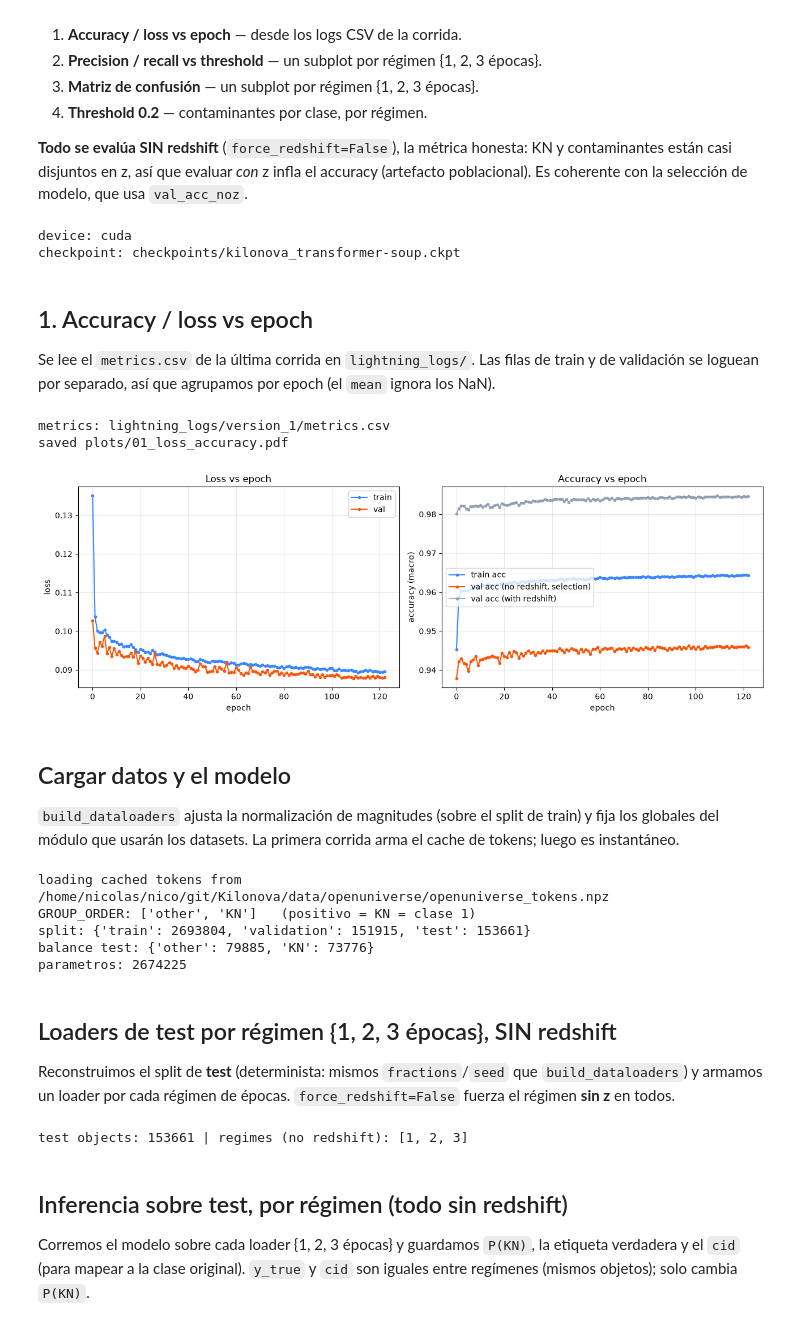
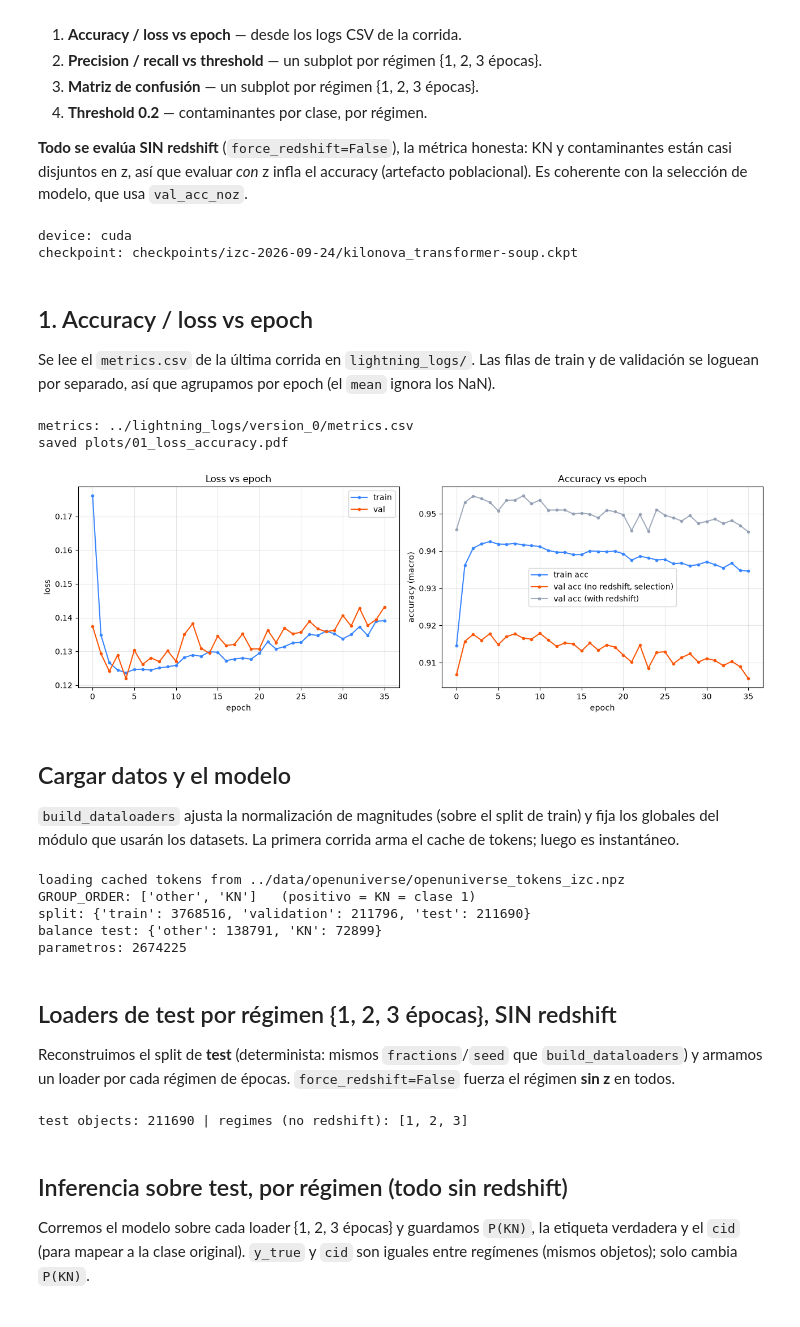
Before and after one commit to Monsalves-Gonzalez-N/Kilonova, a Jupyter notebook: training/evaluation.ipynb, the cells around one changed output. Cells and saved outputs as stored; diff of their text form; code cells hidden in the pictures.

```diff
--- a/training/evaluation.ipynb
+++ b/training/evaluation.ipynb
@@ -23,7 +23,7 @@ device = 'cuda' if torch.cuda.is_available() else 'cpu'
 print('device:', device)
 
 # modelo a evaluar: la 'soup' (promedio de los top-5 checkpoints) es el modelo final.
-CHECKPOINT = 'checkpoints/kilonova_transformer-soup.ckpt'
+CHECKPOINT = os.environ.get('KN_CHECKPOINT', 'checkpoints/izc-2026-09-24/kilonova_transformer-soup.ckpt')
 assert os.path.exists(CHECKPOINT), CHECKPOINT
 print('checkpoint:', CHECKPOINT)
 
@@ -42,40 +42,40 @@ def savefig(fig, name):
     print('saved', path)
 # %% [output]
 device: cuda
-checkpoint: checkpoints/kilonova_transformer-soup.ckpt
+checkpoint: checkpoints/izc-2026-09-24/kilonova_transformer-soup.ckpt
 # %% [markdown]
 ## 1. Accuracy / loss vs epoch
 
 Se lee el `metrics.csv` de la última corrida en `lightning_logs/`. Las filas de train y de
 validación se loguean por separado, así que agrupamos por epoch (el `mean` ignora los NaN).
 # %%
-versions = glob.glob('lightning_logs/version_*/metrics.csv')
-latest = max(versions, key=lambda p: int(re.search(r'version_(\d+)', p).group(1)))
+versions = glob.glob('lightning_logs/version_*/metrics.csv') + glob.glob('../lightning_logs/version_*/metrics.csv')
+latest = max(versions, key=os.path.getmtime)
 print('metrics:', latest)
 
 df = pd.read_csv(latest)
 curve = df.groupby('epoch').mean(numeric_only=True)  # colapsa filas train/val por epoch
 
 fig, (ax_loss, ax_acc) = plt.subplots(1, 2, figsize=(13, 4.5))
 
 ax_loss.plot(curve.index, curve['train_loss'], label='train', marker='.', color=C_PRECISION)
 ax_loss.plot(curve.index, curve['val_loss'], label='val', marker='.', color=C_KN)
 ax_loss.set_xlabel('epoch'); ax_loss.set_ylabel('loss')
 ax_loss.set_title('Loss vs epoch'); ax_loss.legend(); ax_loss.grid(alpha=0.3)
 
 ax_acc.plot(curve.index, curve['train_acc'], label='train acc', marker='.', color=C_PRECISION)
 ax_acc.plot(curve.index, curve['val_acc_noz'], label='val acc (no redshift, selection)', marker='.', color=C_KN)
 if 'val_acc_z' in curve:
     ax_acc.plot(curve.index, curve['val_acc_z'], label='val acc (with redshift)', marker='.',
                 color=C_OTHER, alpha=0.8)
 ax_acc.set_xlabel('epoch'); ax_acc.set_ylabel('accuracy (macro)')
 ax_acc.set_title('Accuracy vs epoch'); ax_acc.legend(); ax_acc.grid(alpha=0.3)
 
 plt.tight_layout(); savefig(fig, '01_loss_accuracy.pdf'); plt.show()
 # %% [output]
-metrics: lightning_logs/version_1/metrics.csv
+metrics: ../lightning_logs/version_0/metrics.csv
 saved plots/01_loss_accuracy.pdf
-[figure, old version]
+[figure, new version]
 # %% [markdown]
 ## Cargar datos y el modelo
 
@@ -102,8 +102,10 @@ data = build_dataloaders(
     kn_wide=f'{DATA_DIR}/kn_windows_wide.parquet',
     contaminant_deep=f'{DATA_DIR}/early_windows_deep.parquet',
     contaminant_wide=f'{DATA_DIR}/early_windows_wide.parquet',
+    izc_deep=f'{DATA_DIR}/izc_windows_deep.parquet',
+    izc_wide=f'{DATA_DIR}/izc_windows_wide.parquet',
     batch_size=512, num_workers=8,
-    cache_path=f'{DATA_DIR}/openuniverse_tokens.npz',
+    cache_path=f'{DATA_DIR}/openuniverse_tokens_izc.npz',
 )
 print('GROUP_ORDER:', GROUP_ORDER, '  (positivo = KN = clase 1)')
 print('split:', data['split_sizes'])
@@ -114,10 +116,10 @@ model = LitKilonova.load_from_checkpoint(CHECKPOINT, class_weights=torch.ones(le
 model = model.to(device).eval()
 print('parametros:', sum(p.numel() for p in model.model.parameters()))
 # %% [output]
-loading cached tokens from /home/nicolas/nico/git/Kilonova/data/openuniverse/openuniverse_tokens.npz
+loading cached tokens from ../data/openuniverse/openuniverse_tokens_izc.npz
 GROUP_ORDER: ['other', 'KN']   (positivo = KN = clase 1)
-split: {'train': 2693804, 'validation': 151915, 'test': 153661}
-balance test: {'other': 79885, 'KN': 73776}
+split: {'train': 3768516, 'validation': 211796, 'test': 211690}
+balance test: {'other': 138791, 'KN': 72899}
 parametros: 2674225
 # %% [markdown]
 ## Loaders de test por régimen {1, 2, 3 épocas}, SIN redshift
@@ -130,8 +132,16 @@ from torch.utils.data import DataLoader
 from openuniverse_data import (_load_or_build, _leakage_aware_split,
     OpenUniverseWindowDataset, collate_token_windows, GROUP_TO_LABEL)
 
-# cache ya existe -> las rutas de fuentes no se usan; el split es determinista (seed 42).
-big, meta = _load_or_build(f'{DATA_DIR}/openuniverse_tokens.npz', None, None, None, None, verbose=False)
+# Las rutas SI se usan aunque la cache exista: `_load_or_build` compara `source_names` con lo que
+# se le pide y reconstruye si no cuadra, asi que pasarle None aqui disparaba un rebuild desde cero.
+# Tienen que ser las mismas seis de la celda anterior. El split es determinista (seed 42).
+big, meta = _load_or_build(
+    f'{DATA_DIR}/openuniverse_tokens_izc.npz',
+    f'{DATA_DIR}/kn_windows_deep.parquet', f'{DATA_DIR}/kn_windows_wide.parquet',
+    f'{DATA_DIR}/early_windows_deep.parquet', f'{DATA_DIR}/early_windows_wide.parquet',
+    f'{DATA_DIR}/izc_windows_deep.parquet', f'{DATA_DIR}/izc_windows_wide.parquet',
+    verbose=False,
+)
 label_by_index = np.where(meta['is_kn'], GROUP_TO_LABEL['KN'], GROUP_TO_LABEL['other'])
 _, _, test_index = _leakage_aware_split(meta, (0.90, 0.05, 0.05), 42)
 
@@ -144,7 +154,7 @@ for ep in EPOCHS:
                                     collate_fn=collate_token_windows, num_workers=8)
 print('test objects:', len(test_index), '| regimes (no redshift):', list(regime_loaders))
 # %% [output]
-test objects: 153661 | regimes (no redshift): [1, 2, 3]
+test objects: 211690 | regimes (no redshift): [1, 2, 3]
 # %% [markdown]
 ## Inferencia sobre test, por régimen (todo sin redshift)
 
```
Also changed, not shown: parts of 6 cells of this notebook, 27 other files.
